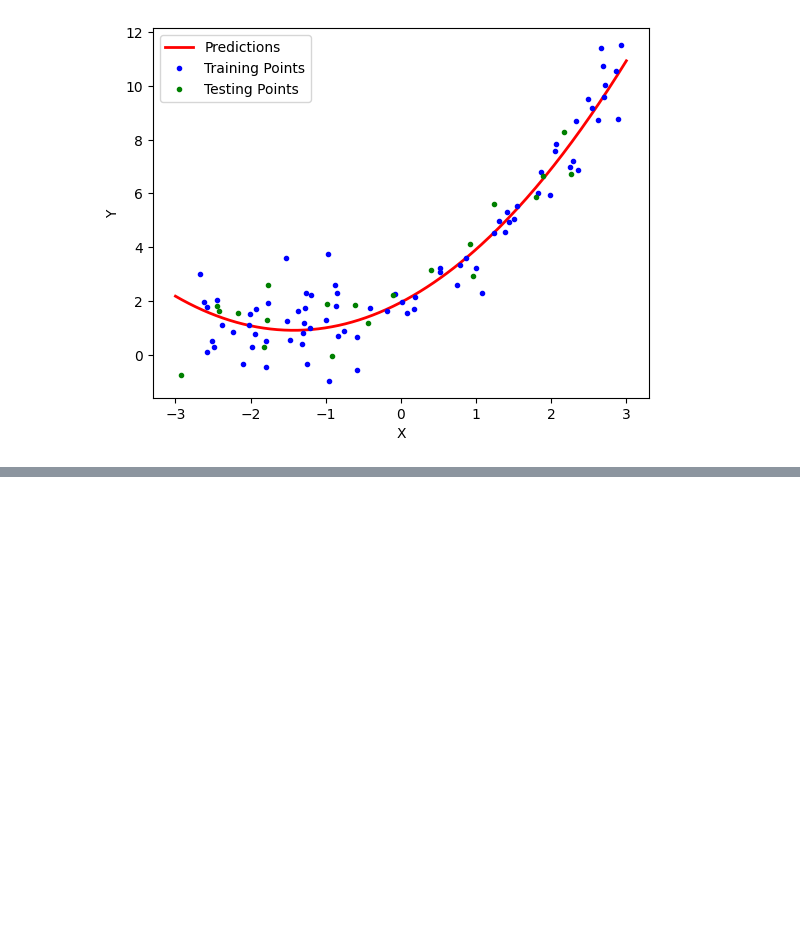
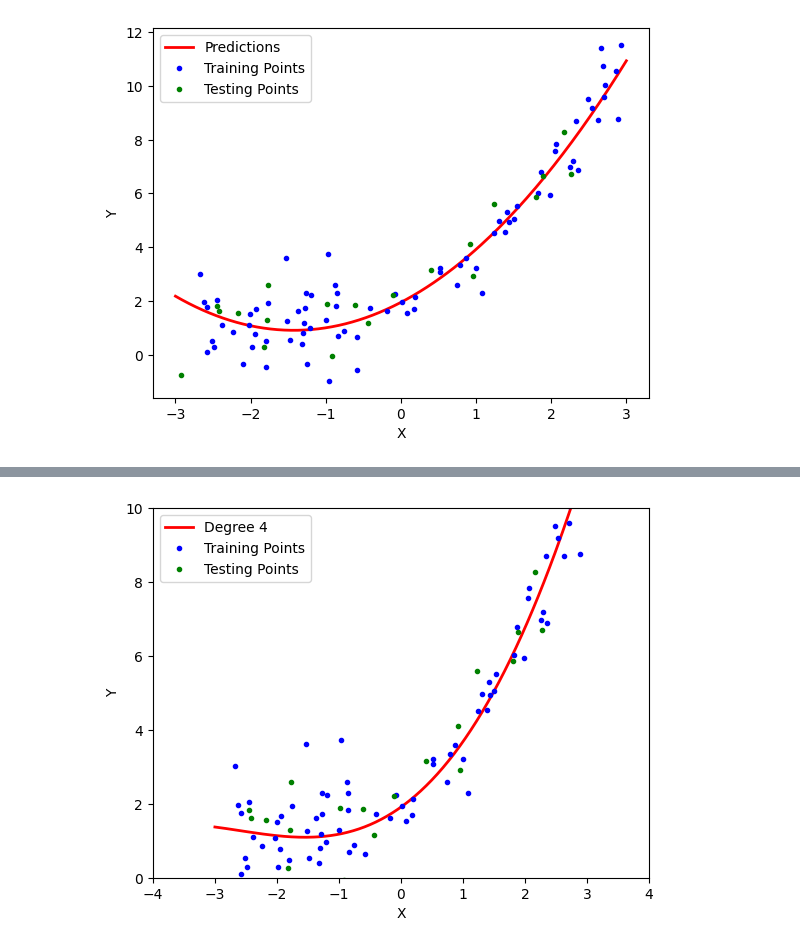
Before and after one commit to Sarvesh-10/DSMLDLCourse, a Jupyter notebook: LinearRegression/polynomial_regression.ipynb, the cells around one changed output, grey strips where cells are left out. Cells and saved outputs as stored; diff of their text form; code cells hidden in the pictures; blank space fills up the shorter version.

```diff
--- a/LinearRegression/polynomial_regression.ipynb
+++ b/LinearRegression/polynomial_regression.ipynb
@@ -141,0 +176,4 @@ plt.show()
+# %%
+poly_regression(4)
+# %% [output]
+[figure, added]
```
Also changed, not shown: parts of 6 cells of this notebook.
